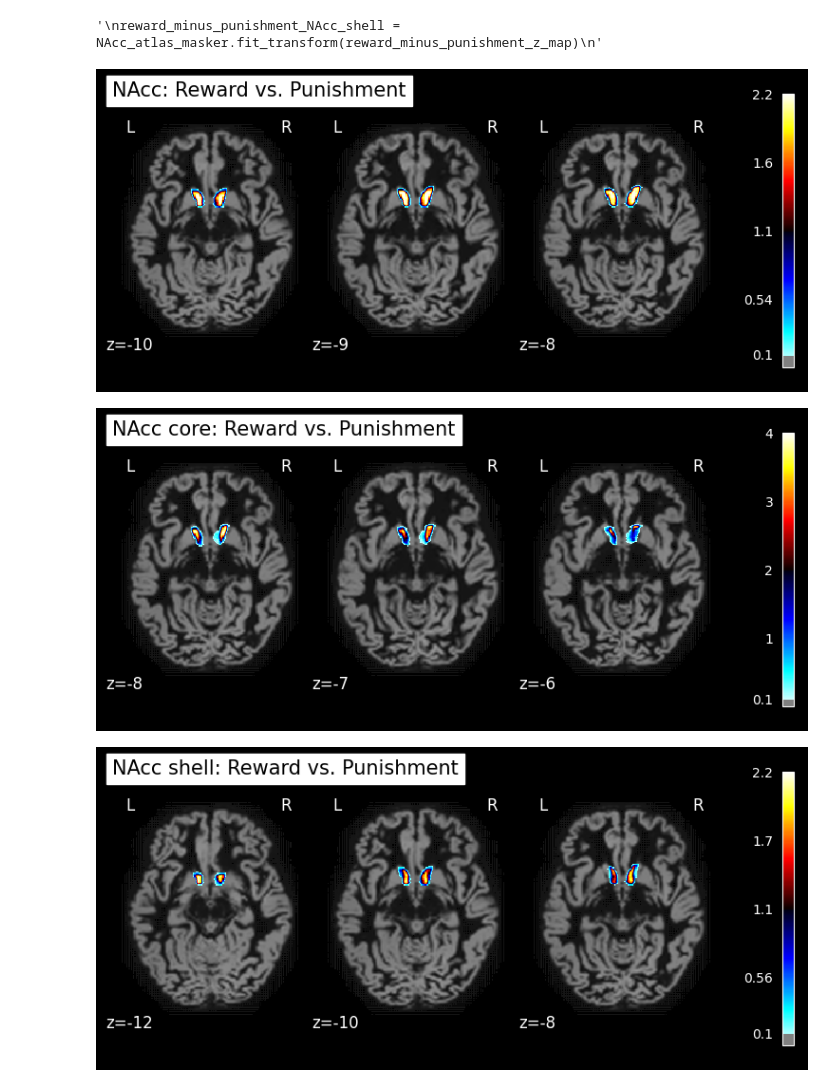
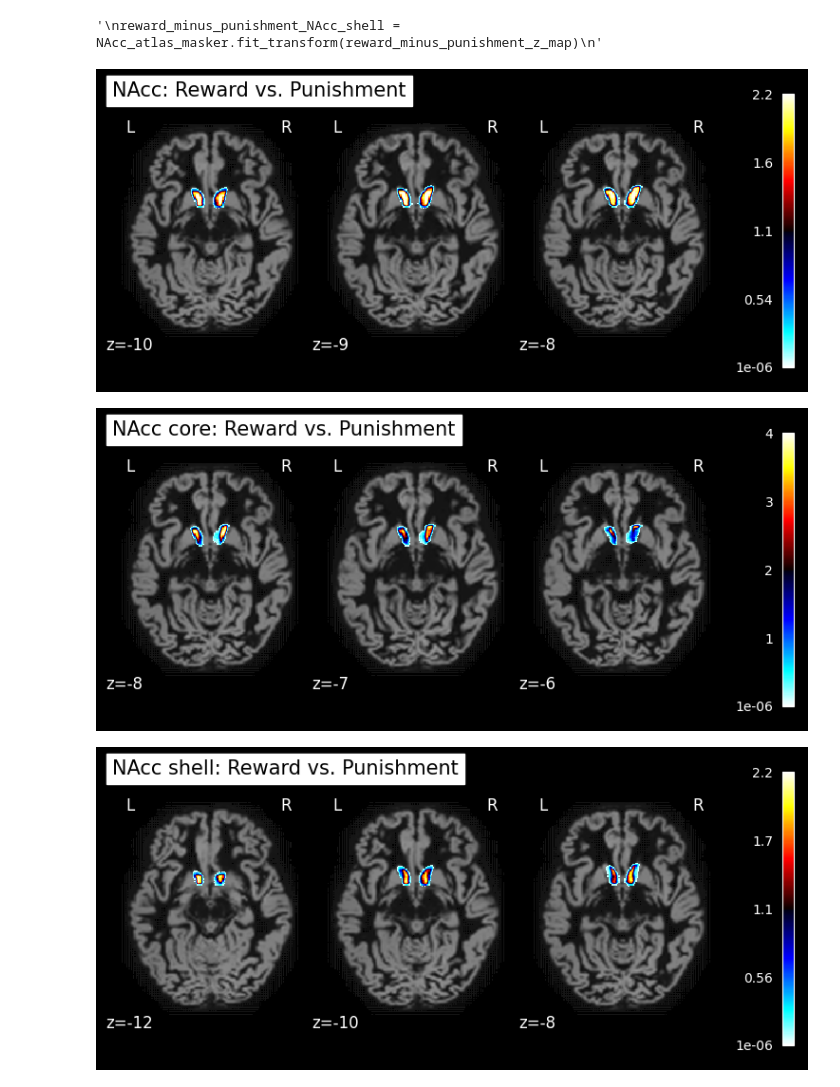
Before and after one commit to LuisA00/Analysis_Playground, a Jupyter notebook: NAcc_Affect/sub01_Gambling_test.ipynb, the cells around one changed output. Drawn from its saved outputs; the diff is of its cells as text; code cells hidden in the pictures.

```diff
--- a/NAcc_Affect/sub01_Gambling_test.ipynb
+++ b/NAcc_Affect/sub01_Gambling_test.ipynb
@@ -200,7 +200,7 @@ reward_minus_punishment_NAcc_shell_inv =  NAcc_atlas_masker_shell.inverse_transf
 # %%
 plot_stat_map(
     reward_minus_punishment_NAcc_inv,
-    threshold=0.1,
+    #threshold=0.1,
     display_mode="z",
     cut_coords=3,
     bg_img=anat_file,
@@ -209,11 +209,11 @@ plot_stat_map(
 )
 plt.show()
 # %% [output]
-[figure, old version]
+[figure, new version]
 # %%
 plot_stat_map(
     reward_minus_punishment_NAcc_core_inv,
-    threshold=0.1,
+    #threshold=0.1,
     display_mode="z",
     cut_coords=3,
     bg_img=anat_file,
@@ -222,17 +222,17 @@ plot_stat_map(
 )
 plt.show()
 # %% [output]
-[figure, old version]
+[figure, new version]
 # %%
 plot_stat_map(
     reward_minus_punishment_NAcc_shell_inv,
-    threshold=0.1,
+    #threshold=0.1,
     display_mode="z",
     cut_coords=3,
     bg_img=anat_file,
     #black_bg=True,
     title="NAcc shell: Reward vs. Punishment"
 )
 plt.show()
 # %% [output]
-[figure, old version]
+[figure, new version]
```
Also changed, not shown: 14 other files.
